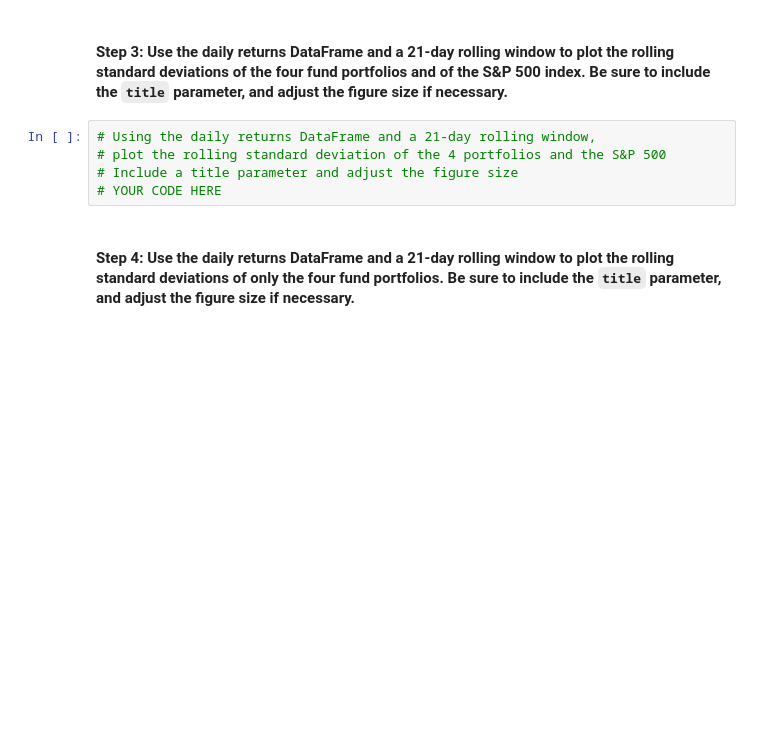
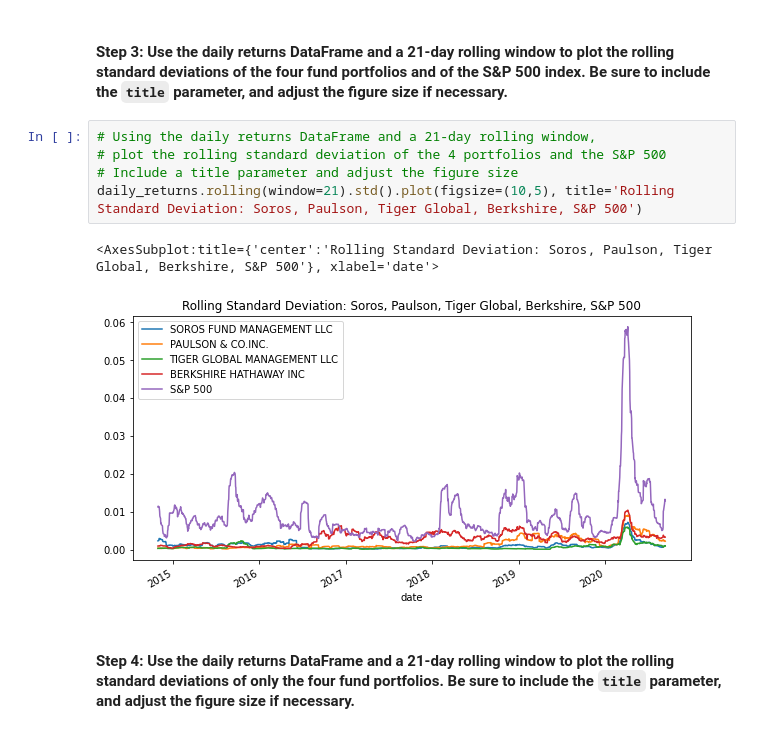
Before and after one commit to AquibaB/Analysis-investment-portfolio, a Jupyter notebook: risk_return_analysis.ipynb, the cells around one changed output. Cells and saved outputs as stored; diff of their text form; blank space fills up the shorter version.

```diff
--- a/risk_return_analysis.ipynb
+++ b/risk_return_analysis.ipynb
@@ -248,8 +264,11 @@ Evaluate the risk profile of each portfolio by using the standard deviation and
 # %%
 # Using the daily returns DataFrame and a 21-day rolling window,
 # plot the rolling standard deviation of the 4 portfolios and the S&P 500
 # Include a title parameter and adjust the figure size
-# YOUR CODE HERE
+daily_returns.rolling(window=21).std().plot(figsize=(10,5), title='Rolling Standard Deviation: Soros, Paulson, Tiger Global, Berkshire, S&P 500')
+# %% [output]
+<AxesSubplot:title={'center':'Rolling Standard Deviation: Soros, Paulson, Tiger Global, Berkshire, S&P 500'}, xlabel='date'>
+[figure, added]
 # %% [markdown]
 #### Step 4: Use the daily returns DataFrame and a 21-day rolling window to plot the rolling standard deviations of only the four fund portfolios. Be sure to include the `title` parameter, and adjust the figure size if necessary.
 # %%
```
Also changed, not shown: parts of 6 cells of this notebook.
